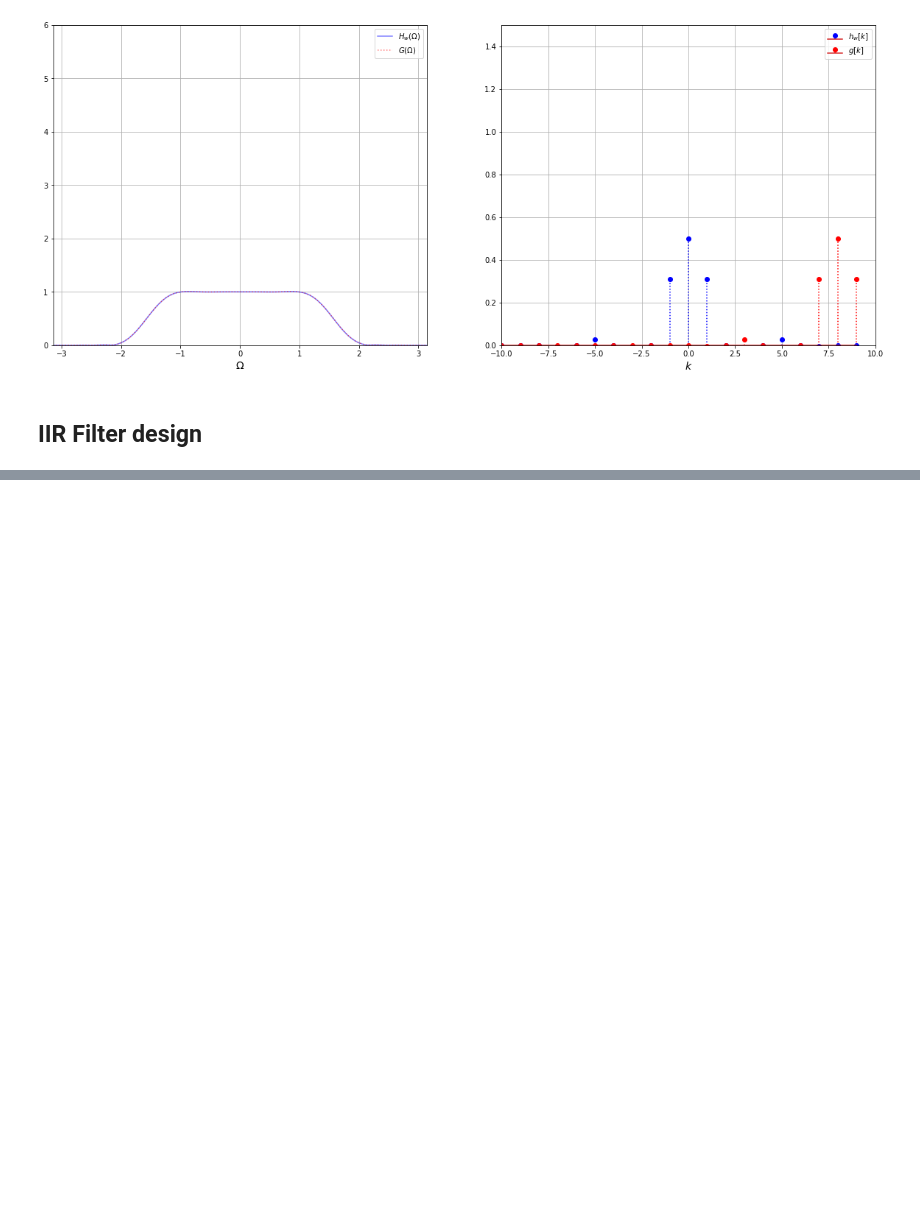
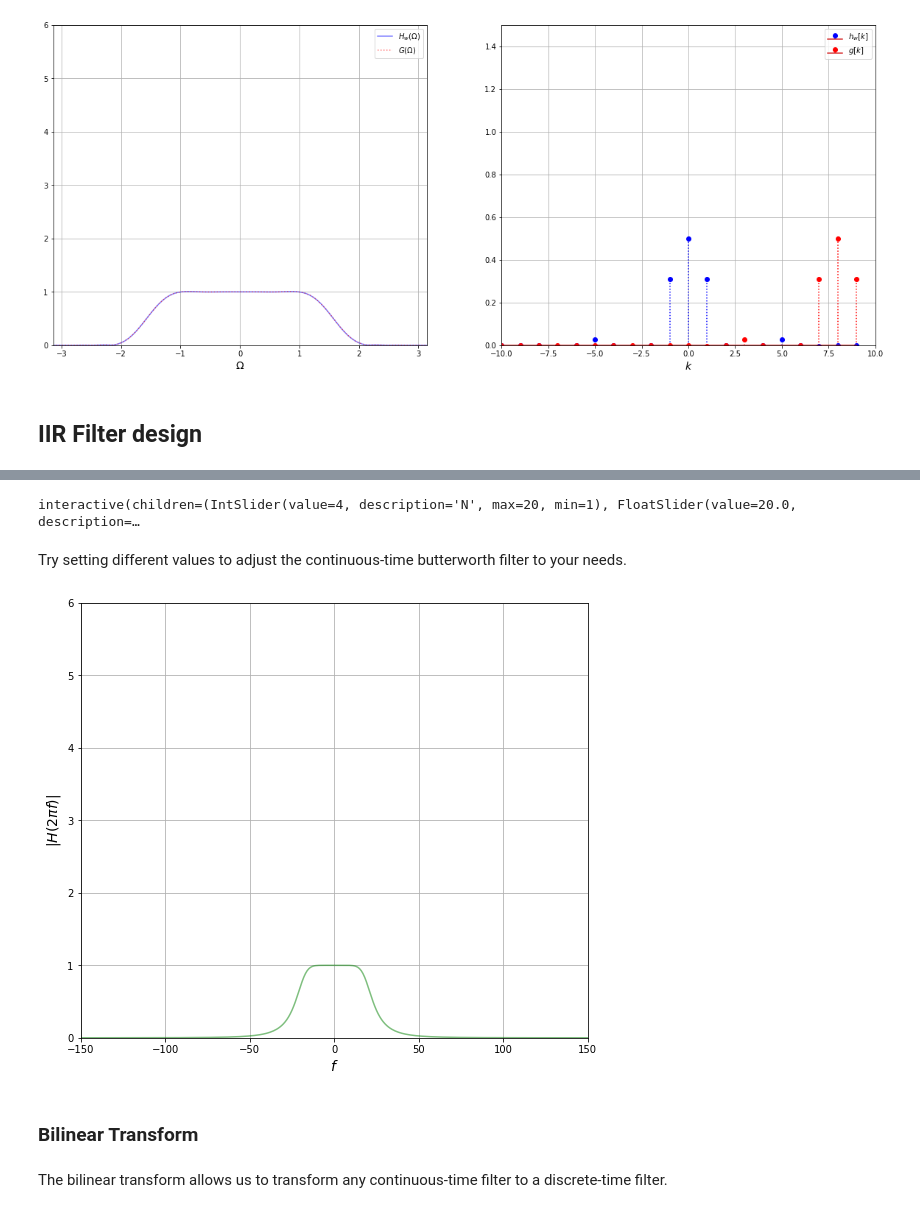
Before and after one commit to huesseol/DSSP-Illustrations, a Jupyter notebook: DSSP_From_Discrete_Time_to_Continuous_Time_and_Back.ipynb, the cells around one changed output, grey strips where cells are left out. Saved outputs shown, nothing was run; the diff lists cells and outputs as text; code cells hidden in the pictures; blank space fills up the shorter version.

```diff
--- a/DSSP_From_Discrete_Time_to_Continuous_Time_and_Back.ipynb
+++ b/DSSP_From_Discrete_Time_to_Continuous_Time_and_Back.ipynb
@@ -259,0 +281,49 @@ plot2()
+# %%
+import ipywidgets as widgets
+import numpy as np
+from pydsm.ft import dtft
+from functools import reduce
+import matplotlib.pyplot as plt
+%matplotlib inline
+#-------------------------------------------------------------------------------
+
+#Important Stuff
+################################################################################
+def H(s, N, omega_c):
+  prod = 1
+  for k in range(1,N+1):
+    p_k = omega_c * np.exp(1j*np.pi*(2*k+N-1)/(2*N))
+    prod *= (1 - s/p_k)
+  return 1/prod
+################################################################################
+
+NG, omega_cG = 1, 40*np.pi
+
+def set_iir_filter(N, f_c):
+  global NG, omega_cG
+  NG, omega_cG = N, f_c * 2*np.pi
+widgets.interact(set_iir_filter, N = widgets.IntSlider(min=1, max=20, value=4, step=1), f_c = widgets.FloatSlider(min=1, max=100, value=20));
+
+def plot3():
+  f_values = np.arange(-150, 150+1)
+  H_values = [abs(H(2j*np.pi*f, NG, omega_cG)) for f in f_values]
+  fig = plt.figure(figsize=(20, 8))
+
+  ax = fig.add_subplot(1, 2, 1)
+  ax.grid()
+  ax.set_xlabel('$f$', fontsize=14)
+  ax.set_ylabel('$|H(2\pi f)|$', fontsize=14)
+  ax.axis(xmin=-150, xmax=150, ymin=0, ymax=6)
+  ax.plot(f_values, H_values, 'g', alpha=0.5, markersize=8);
+# %% [output]
+interactive(children=(IntSlider(value=4, description='N', max=20, min=1), FloatSlider(value=20.0, description=…
+# %% [markdown]
+Try setting different values to adjust the continuous-time butterworth filter to your needs.
+# %%
+plot3()
+# %% [output]
+[figure, added]
+# %% [markdown]
+### Bilinear Transform
+# %% [markdown]
+The bilinear transform allows us to transform any continuous-time filter to a discrete-time filter.
```
Also changed, not shown: parts of 3 cells of this notebook.
